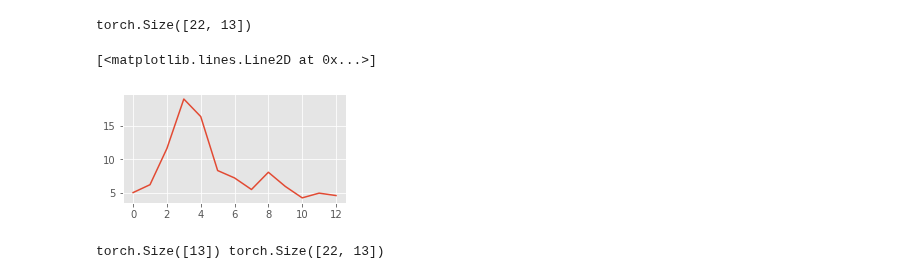
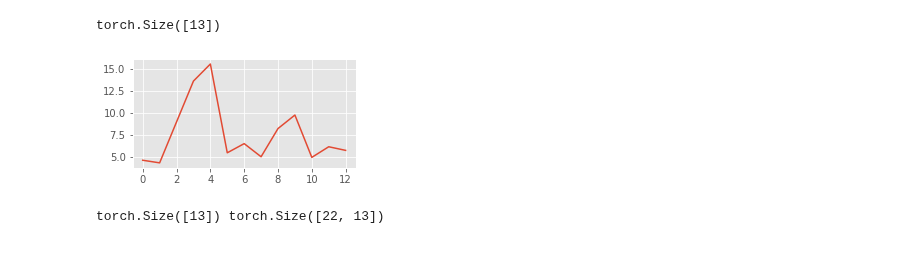
Before and after one commit to mossjacob/alfi, a Jupyter notebook: reggae/examples/variational_nonlinear.ipynb, the cells around one changed output. Saved outputs shown, nothing was run; the diff lists cells and outputs as text; code cells hidden in the pictures.

```diff
--- a/reggae/examples/variational_nonlinear.ipynb
+++ b/reggae/examples/variational_nonlinear.ipynb
@@ -12,38 +12,3 @@ from matplotlib import pyplot as plt
 import numpy as np
 
 f64 = np.float64
-# %%
-target_genes = [
-    'KAZN','PMAIP1','PRKAB1','CSNK1G1','E2F7','SLC30A1',
-    'PTP4A1','RAP2B','SUSD6','UBR5-AS1','RNF19B','AEN','ZNF79','XPC',
-    'FAM212B','SESN2','DCP1B','MDM2','GADD45A','SESN1','CDKN1A','BTG2'
-]
-known_target_genes = [
-    'CDKN1A', #p21
-    'SESN1', #hPA26
-    'DDB2',
-    'TNFRSF10B',
-    'BIK',
-]
-
-m_observed, f_observed, t = load_humanp53('../data/', target_genes)
-
-replicate = 0
-
-m_df, m_observed = m_observed
-f_df, f_observed = f_observed
-# Shape of m_observed = (replicates, genes, times)
-m_observed = torch.tensor(m_observed)[replicate]
-
-print(m_observed.shape)
-
-num_genes = m_observed.shape[0]
-num_tfs = 1
-t_inducing = torch.linspace(f64(0), f64(1), 5, dtype=torch.float64).reshape((-1, 1))
-t_observed = torch.linspace(f64(0), f64(1), 13, dtype=torch.float64)
-plt.figure(figsize=(4, 2))
-plt.plot(m_observed[4])
-# %% [output]
-torch.Size([22, 13])
-[<matplotlib.lines.Line2D at 0x...>]
-[figure, removed]
@@ -70 +15,28 @@ def plot_genes(rtol=1e-4, atol=1e-6):
+# %%
+known_target_genes = [
+    'CDKN1A', #p21
+    'SESN1', #hPA26
+    'DDB2',
+    'TNFRSF10B',
+    'BIK',
+]
+
+dataset = HafnerData('../data/', extra_targets=False)
+num_genes = len(dataset)
+num_tfs = 1
+num_times = dataset[0][0].shape[0]
+
+t_inducing = torch.linspace(0, 1, num_times, dtype=torch.float64).reshape((-1, 1))
+t_observed = torch.linspace(0, 1, num_times).view(-1)
+t_predict = torch.linspace(f64(0), f64(1), 80, dtype=torch.float64)
+
+m_observed = torch.stack([
+    dataset[i][1] for i in range(num_genes)
+])
+
+plt.figure(figsize=(4, 2))
+plt.plot(dataset[0][1])
+# %% [output]
+torch.Size([13])
+[figure, added]
 # %%
```
Also changed, not shown: parts of 10 cells of this notebook, 10 other files.
